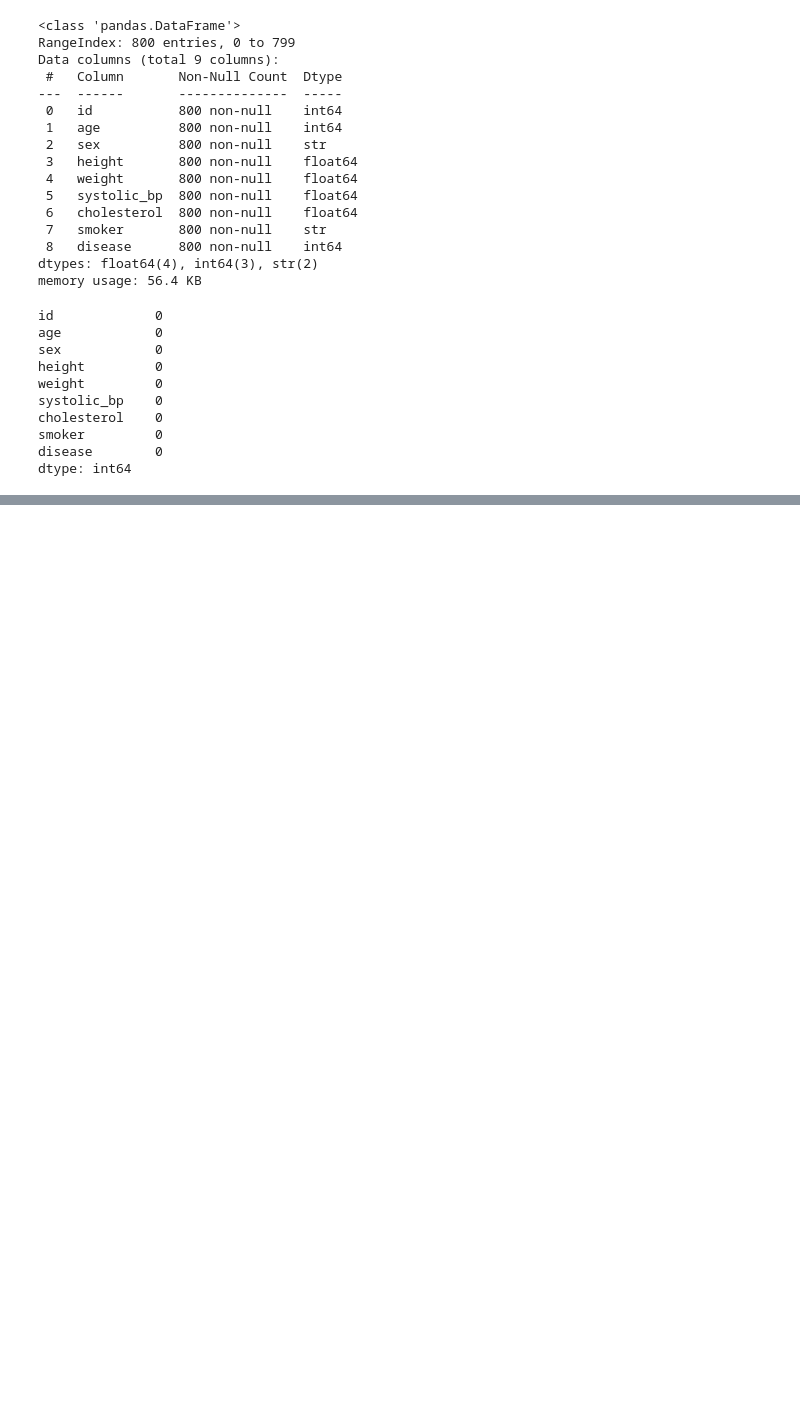
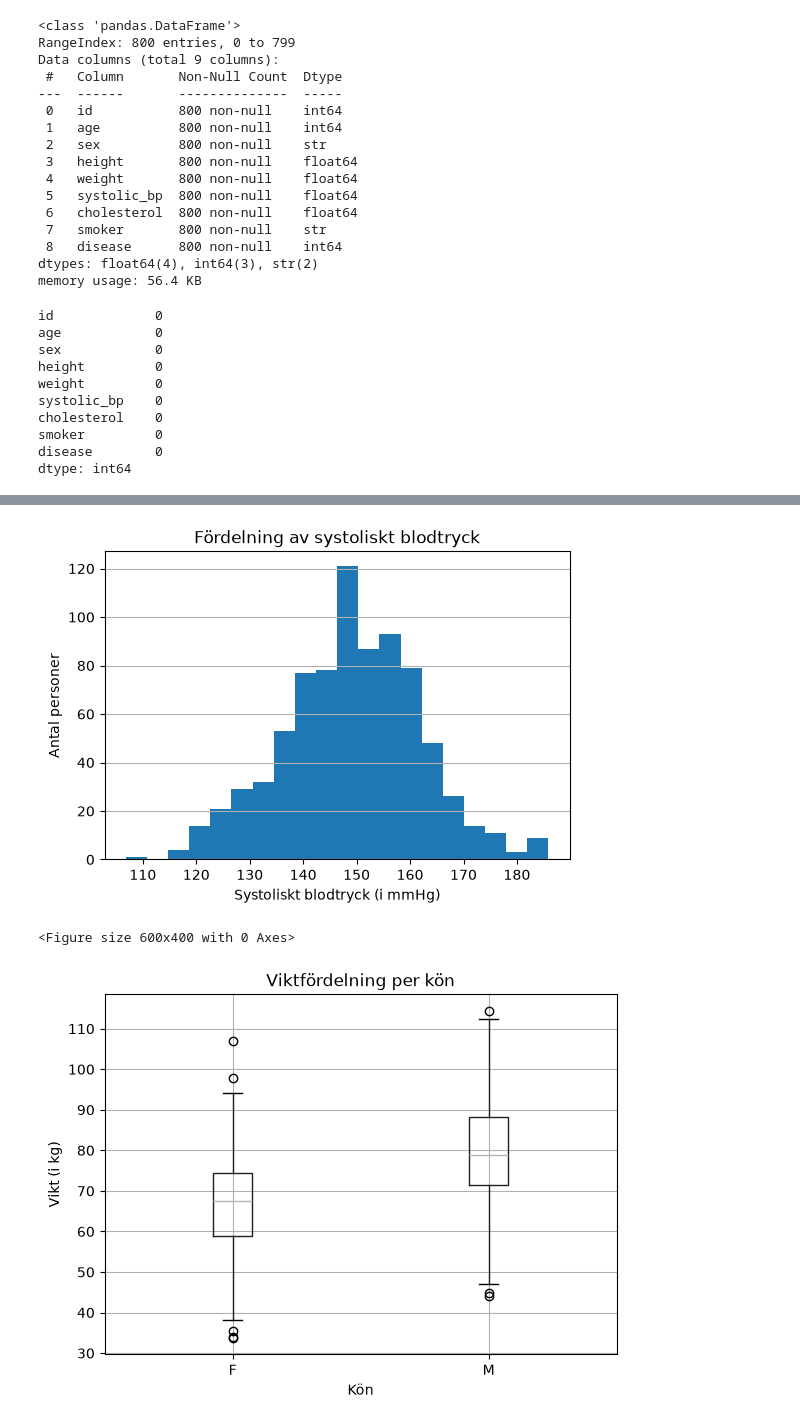
Before and after one commit to charlieDS26/H-lsostudie, a Jupyter notebook: Notebook/Hälsostudie.ipynb, the cells around one changed output, grey strips where cells are left out. Cells and saved outputs as stored; diff of their text form; code cells hidden in the pictures; blank space fills up the shorter version.

```diff
--- a/Notebook/Hälsostudie.ipynb
+++ b/Notebook/Hälsostudie.ipynb
@@ -47,0 +64,31 @@ dtype: int64
+# %%
+smoker_percentage = (
+    df["smoker"].value_counts(normalize=True) * 100
+)
+
+plt.figure(figsize=(6,4))
+plt.hist(df["systolic_bp"], bins=20)
+plt.grid(axis="y")
+plt.xlabel("Systoliskt blodtryck (i mmHg)")
+plt.ylabel("Antal personer")
+plt.title("Fördelning av systoliskt blodtryck")
+plt.show()
+
+plt.figure(figsize=(6,4))
+df.boxplot(column="weight", by="sex")
+plt.xlabel("Kön")
+plt.ylabel("Vikt (i kg)")
+plt.title("Viktfördelning per kön")
+plt.suptitle("")
+plt.show()
+
+smoker_percentage.plot(kind="bar")
+plt.grid(axis="y")
+plt.xlabel("Rökvanor")
+plt.ylabel("Andel (%)")
+plt.title("Andel rökare och icke-rökare")
+plt.show()
+# %% [output]
+[figure, added]
+<Figure size 600x400 with 0 Axes>
+[figure, added]
```
Also changed, not shown: parts of 4 cells of this notebook.
